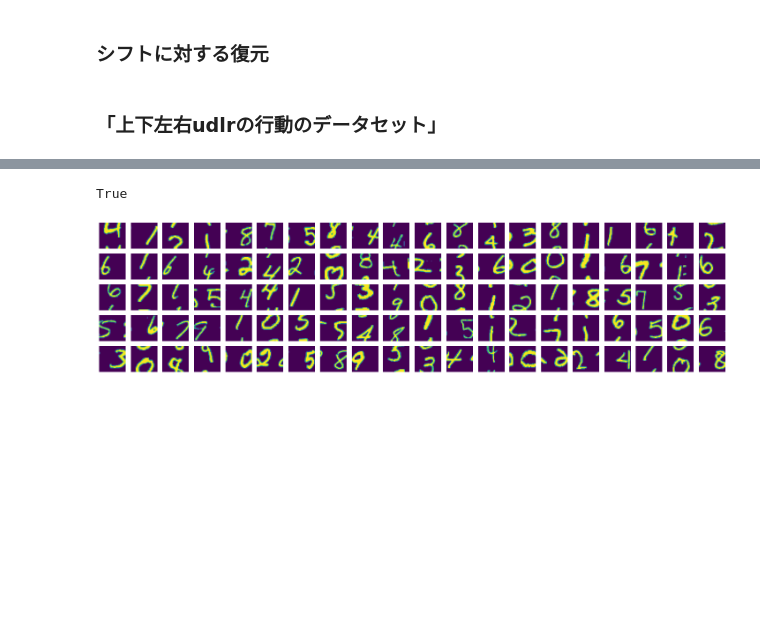
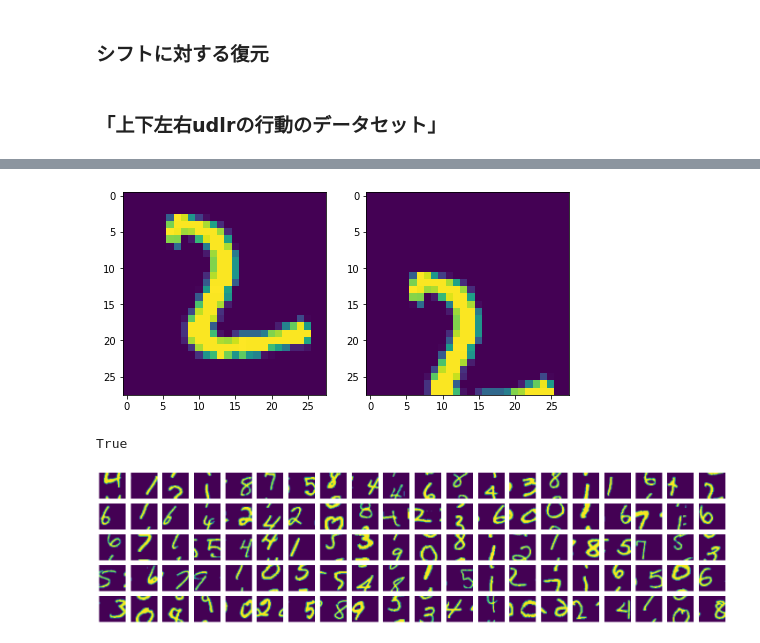
Before and after one commit to hmHam/SelectiveSR, a Jupyter notebook: shift_unshift/create_dataset.ipynb, the cells around one changed output, grey strips where cells are left out. Saved outputs shown, nothing was run; the diff lists cells and outputs as text; code cells hidden in the pictures; blank space fills up the shorter version.

```diff
--- a/shift_unshift/create_dataset.ipynb
+++ b/shift_unshift/create_dataset.ipynb
@@ -85,3 +114,17 @@ plt.show()
+# %%
+# img1
+TYPE = 'udlr8_irrev'
+dataset = np.load('data/%s/train_dataset.npz' % TYPE)
+Dx = dataset['original_dataset']
+Dy = dataset['train_dataset']
+y = Dy[19]
+x = Dx[19]
+fig, axes = plt.subplots(1, 2, figsize=(8, 4))
+axes[0].imshow(x)
+axes[1].imshow(y)
+plt.show()
+# %% [output]
+[figure, added]
 # %%
 # uで作ったデータはほんまにACTIONSの1が良い復元になるのか
 dataset = np.load('data/%s/train_dataset.npz' % TYPE)
```
Also changed, not shown: parts of 4 cells of this notebook, 3 other files.
